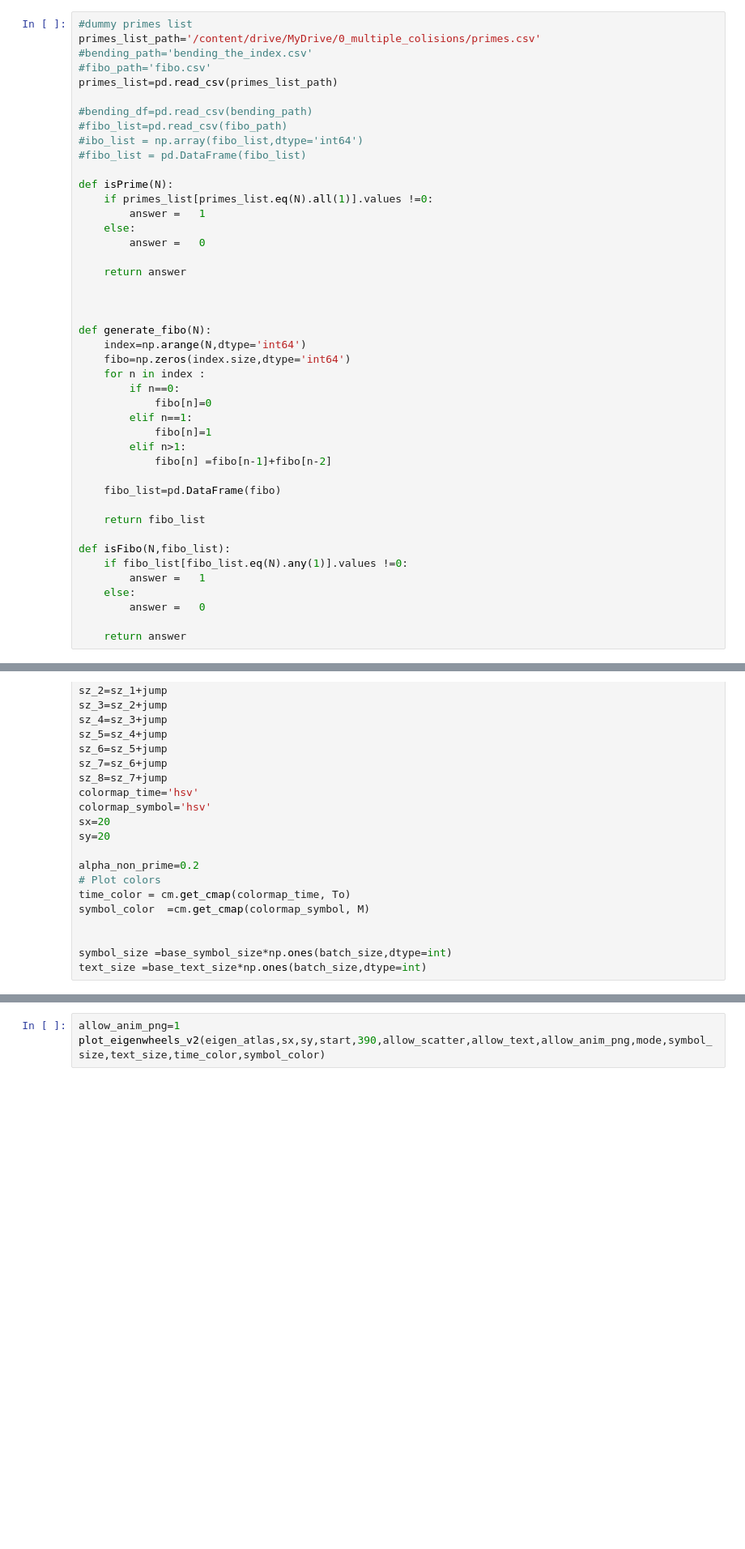
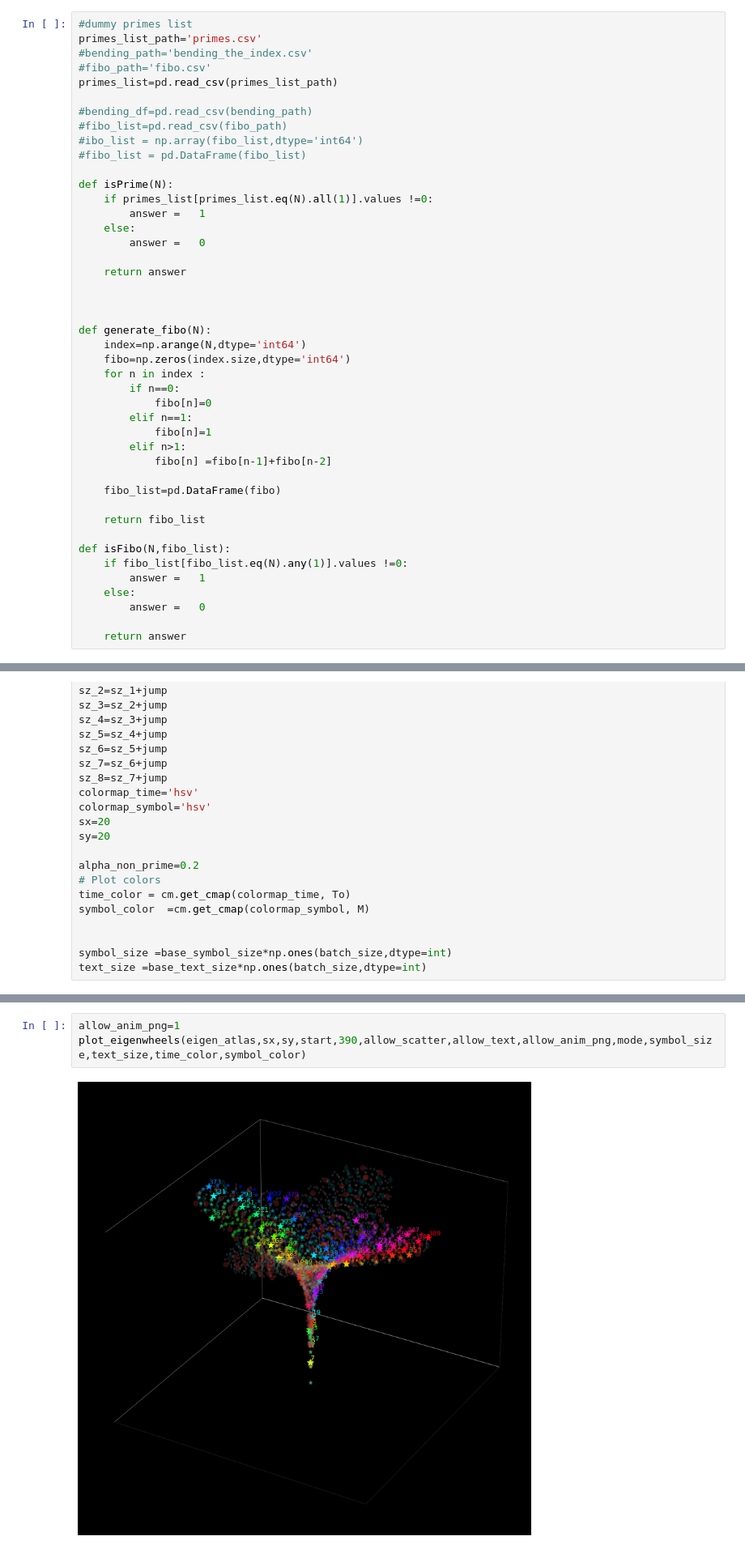
Before and after one commit to fbunc/eigen_atlas_raw, a Jupyter notebook: 000_README_EigenAtlas.ipynb, the cells around one changed output, grey strips where cells are left out. Shown: that part at 81% size. Drawn from its saved outputs; the diff is of its cells as text; blank space fills up the shorter version.

```diff
--- a/000_README_EigenAtlas.ipynb
+++ b/000_README_EigenAtlas.ipynb
@@ -327,7 +327,7 @@ def black_bg(sx,sy,mode):
         plt.style.use('dark_background')
 # %%
 #dummy primes list
-primes_list_path='/content/drive/MyDrive/0_multiple_colisions/primes.csv'
+primes_list_path='primes.csv'
 #bending_path='bending_the_index.csv'
 #fibo_path='fibo.csv'
 primes_list=pd.read_csv(primes_list_path)
@@ -863,3 +863,5 @@ def plot_eigenwheels_v2(eigen_atlas,sx,sy,start,end,allow_scatter,allow_text,all
 # %%
 allow_anim_png=1
-plot_eigenwheels_v2(eigen_atlas,sx,sy,start,390,allow_scatter,allow_text,allow_anim_png,mode,symbol_size,text_size,time_color,symbol_color)
+plot_eigenwheels(eigen_atlas,sx,sy,start,390,allow_scatter,allow_text,allow_anim_png,mode,symbol_size,text_size,time_color,symbol_color)
+# %% [output]
+[figure, added]
```
Also changed, not shown: parts of 1 cell of this notebook.
